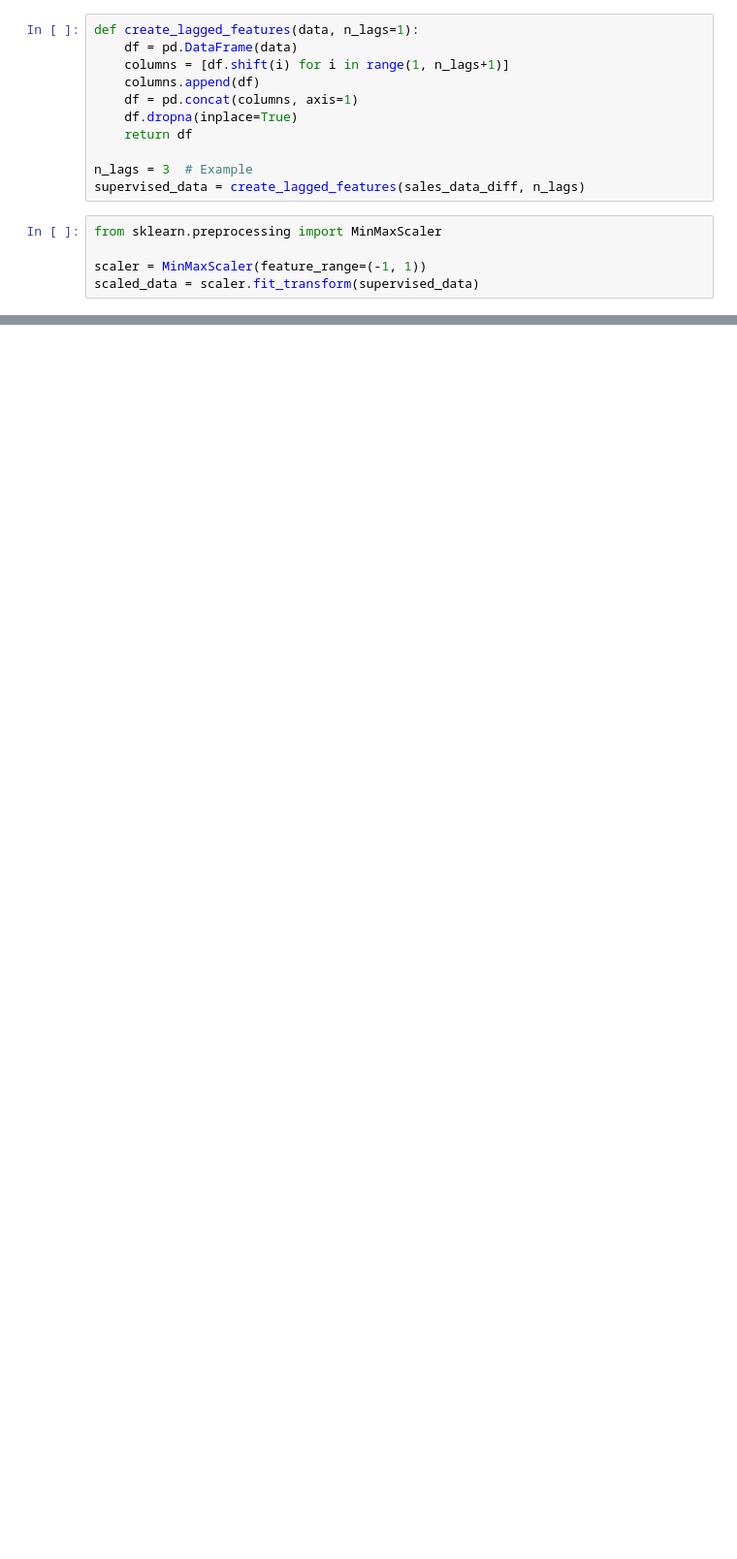
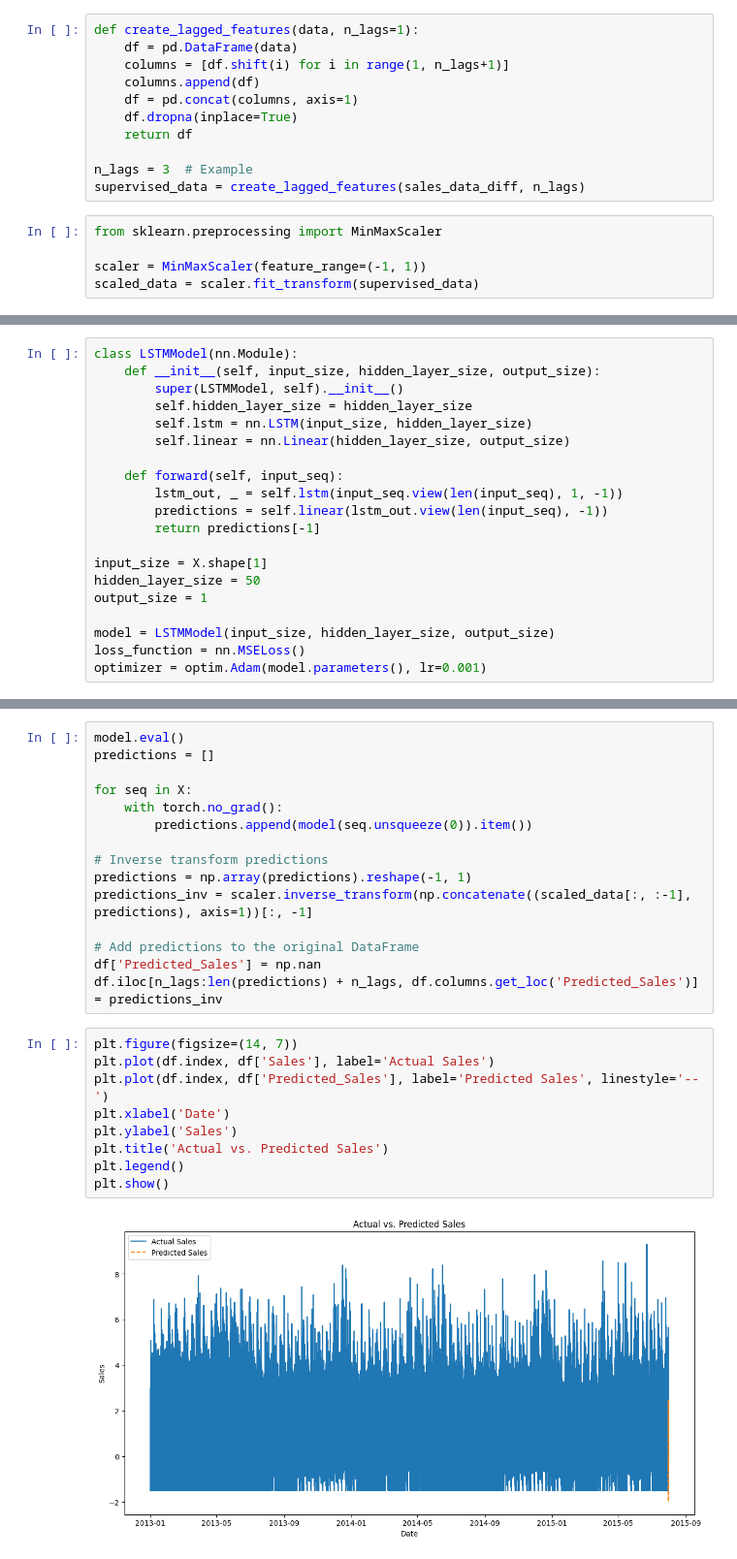
Before and after one commit to beza-lab/KAIM-WEEK-4, a Jupyter notebook: notebooks/task2_prediction_store_sales.ipynb, the cells around one changed output, grey strips where cells are left out. Shown at 97% size. Saved outputs shown, nothing was run; the diff lists cells and outputs as text; blank space fills up the shorter version.

Commit message:
add LSTM Regression model

```diff
--- a/notebooks/task2_prediction_store_sales.ipynb
+++ b/notebooks/task2_prediction_store_sales.ipynb
@@ -496,0 +546,20 @@ scaled_data = scaler.fit_transform(supervised_data)
+# %%
+class LSTMModel(nn.Module):
+    def __init__(self, input_size, hidden_layer_size, output_size):
+        super(LSTMModel, self).__init__()
+        self.hidden_layer_size = hidden_layer_size
+        self.lstm = nn.LSTM(input_size, hidden_layer_size)
+        self.linear = nn.Linear(hidden_layer_size, output_size)
+
+    def forward(self, input_seq):
+        lstm_out, _ = self.lstm(input_seq.view(len(input_seq), 1, -1))
+        predictions = self.linear(lstm_out.view(len(input_seq), -1))
+        return predictions[-1]
+
+input_size = X.shape[1]
+hidden_layer_size = 50
+output_size = 1
+
+model = LSTMModel(input_size, hidden_layer_size, output_size)
+loss_function = nn.MSELoss()
+optimizer = optim.Adam(model.parameters(), lr=0.001)
@@ -496,0 +611,26 @@ scaled_data = scaler.fit_transform(supervised_data)
+# %%
+model.eval()
+predictions = []
+
+for seq in X:
+    with torch.no_grad():
+        predictions.append(model(seq.unsqueeze(0)).item())
+
+# Inverse transform predictions
+predictions = np.array(predictions).reshape(-1, 1)
+predictions_inv = scaler.inverse_transform(np.concatenate((scaled_data[:, :-1], predictions), axis=1))[:, -1]
+
+# Add predictions to the original DataFrame
+df['Predicted_Sales'] = np.nan
+df.iloc[n_lags:len(predictions) + n_lags, df.columns.get_loc('Predicted_Sales')] = predictions_inv
+# %%
+plt.figure(figsize=(14, 7))
+plt.plot(df.index, df['Sales'], label='Actual Sales')
+plt.plot(df.index, df['Predicted_Sales'], label='Predicted Sales', linestyle='--')
+plt.xlabel('Date')
+plt.ylabel('Sales')
+plt.title('Actual vs. Predicted Sales')
+plt.legend()
+plt.show()
+# %% [output]
+[figure, added]
```
Also changed, not shown: parts of 5 cells of this notebook.
